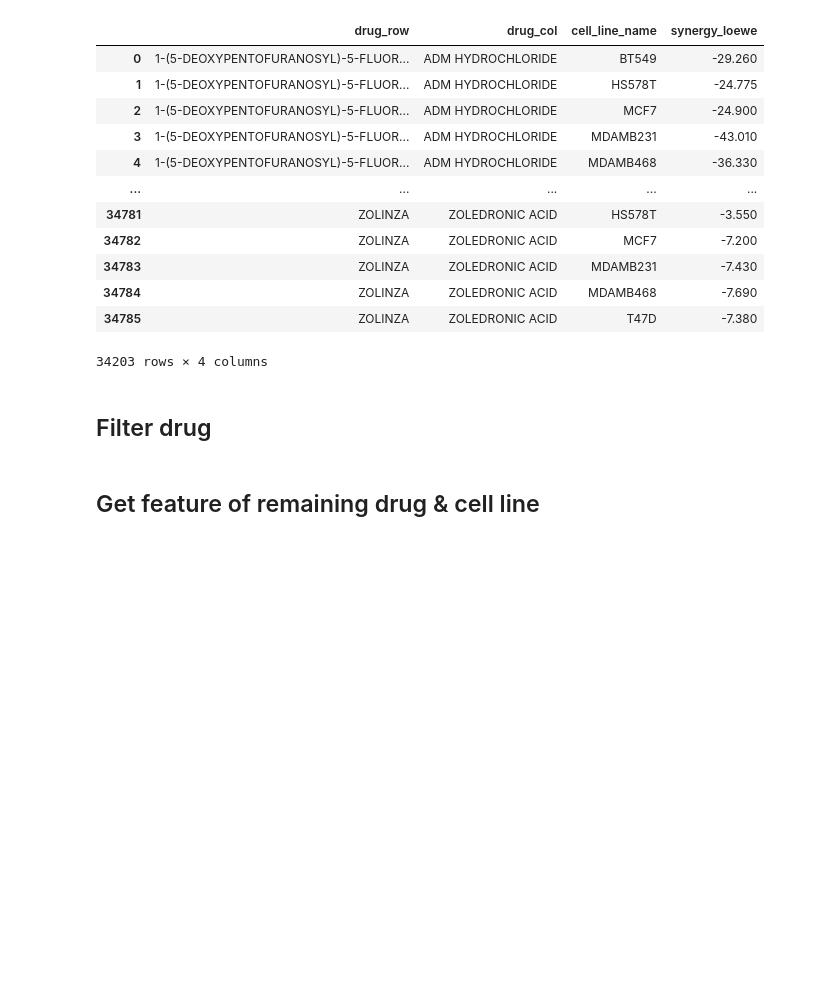
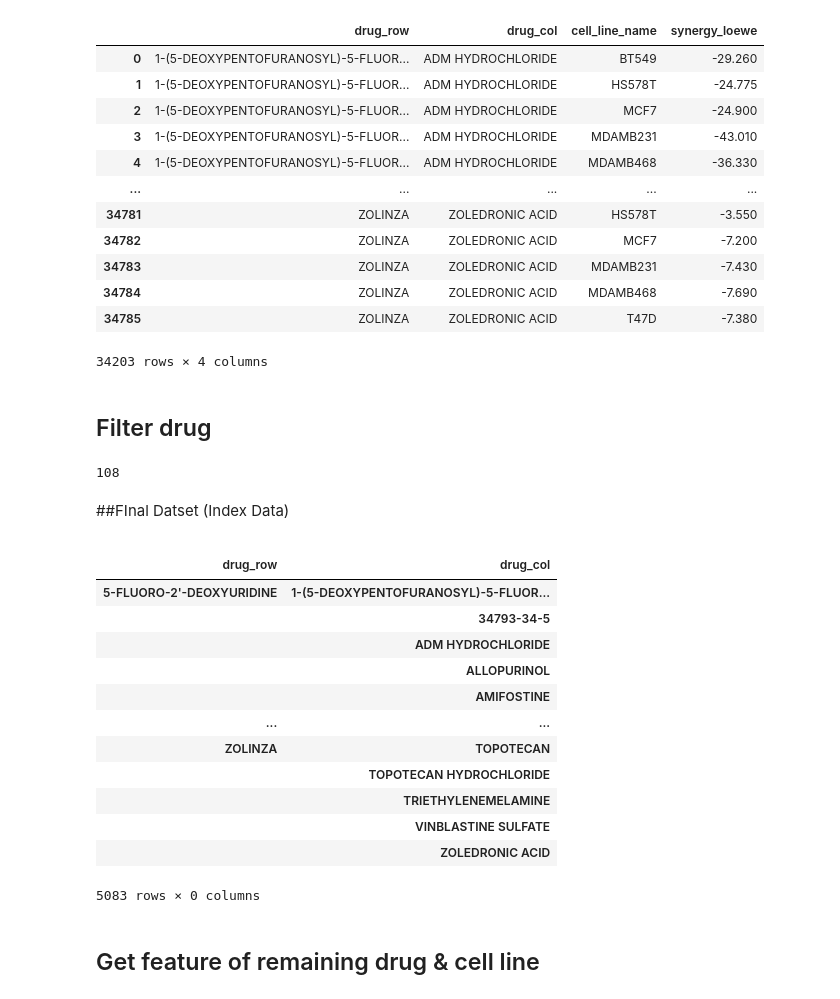
Before and after one commit to kittisaktaoma/colab_practice, a Jupyter notebook: CalcSynergy.ipynb, the cells around one changed output. Cells and saved outputs as stored; diff of their text form; code cells hidden in the pictures; blank space fills up the shorter version.

```diff
--- a/CalcSynergy.ipynb
+++ b/CalcSynergy.ipynb
@@ -452,7 +435,29 @@ remaingin_drug_target_protein = set(list(target_protein.keys()))
 #list of remaining drug in drug structure
 remaingin_drug_structure = set(list(feat_mat.keys()))
 
-available_drug = list(remaingin_drug_target_protein & remaingin_drug_structure & cell_line_drug_remaining)
-available_drug
+available_drug = list(remaingin_drug_target_protein & cell_line_drug_remaining & remaingin_drug_structure)
+# %% [output]
+108
+# %% [markdown]
+##FInal Datset (Index Data)
+# %%
+cell_line_filter_df_02 = cell_line_filter_df[cell_line_filter_df["drug_row"].isin(available_drug)]
+cell_line_filter_df_03 = cell_line_filter_df_02[cell_line_filter_df_02["drug_row"].isin(available_drug)]
+cell_line_filter_df_03.iloc[:,:2].groupby(["drug_row","drug_col"]).count()
+# %% [output]
+|  |  |
+| drug_row | drug_col |
+| 5-FLUORO-2'-DEOXYURIDINE | 1-(5-DEOXYPENTOFURANOSYL)-5-FLUOR... |
+|  | 34793-34-5 |
+|  | ADM HYDROCHLORIDE |
+|  | ALLOPURINOL |
+|  | AMIFOSTINE |
+| ... | ... |
+| ZOLINZA | TOPOTECAN |
+|  | TOPOTECAN HYDROCHLORIDE |
+|  | TRIETHYLENEMELAMINE |
+|  | VINBLASTINE SULFATE |
+|  | ZOLEDRONIC ACID |
+5083 rows × 0 columns
 # %% [markdown]
 ## Get feature of remaining drug & cell line
```
Also changed, not shown: parts of 10 cells of this notebook.
